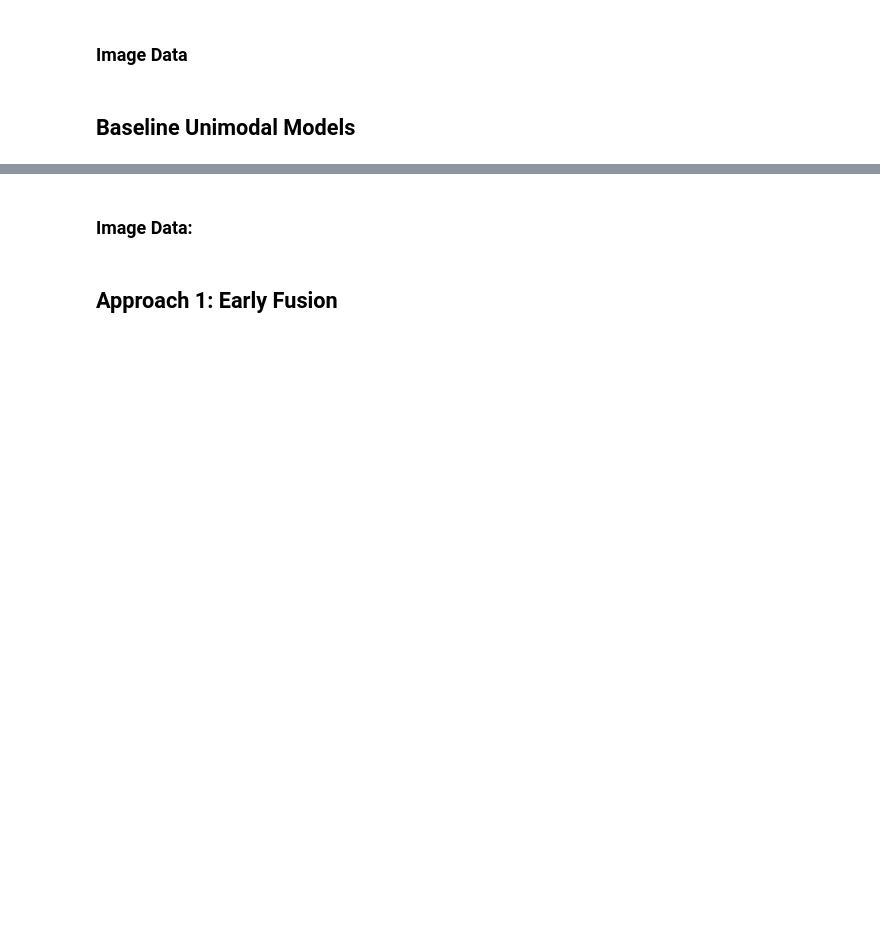
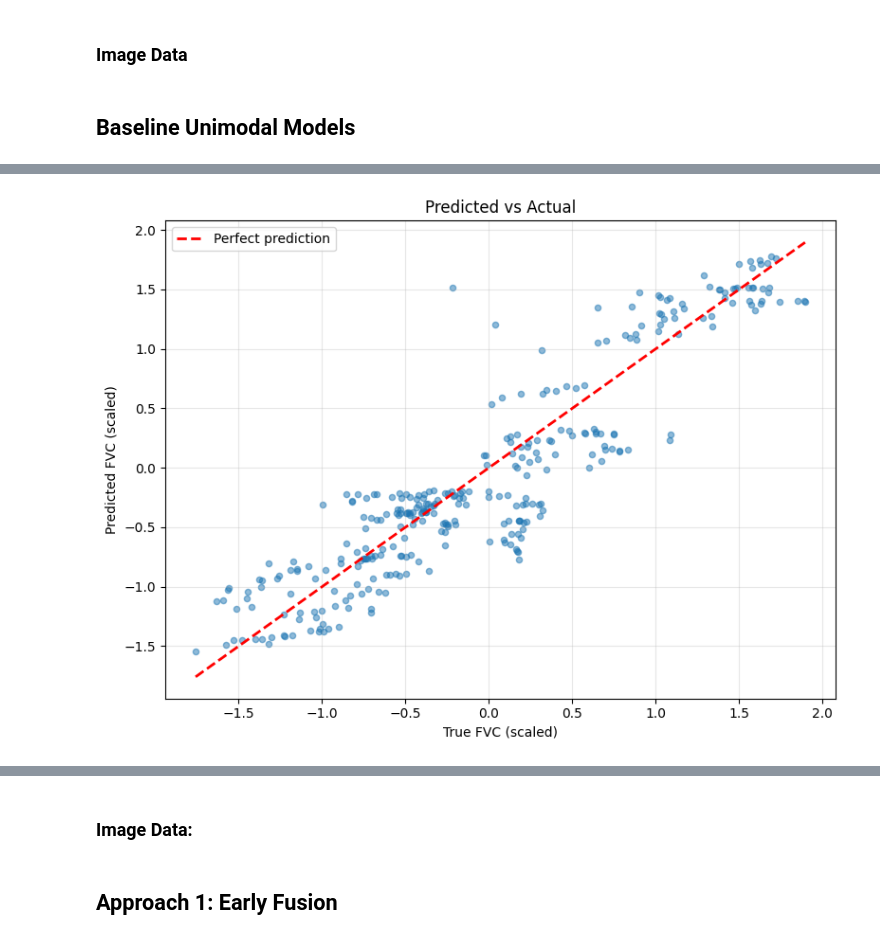
Before and after one commit to unfulw/pulmonary_fibrosis, a Jupyter notebook: main.ipynb, the cells around one changed output, grey strips where cells are left out. Saved outputs shown, nothing was run; the diff lists cells and outputs as text; code cells hidden in the pictures; blank space fills up the shorter version.

```diff
--- a/main.ipynb
+++ b/main.ipynb
@@ -152,8 +153,6 @@ sys.path.insert(0, str(BASE_DIR / "late_fusion"))
 from baseline import X_train, X_val, y_train, y_val, baseline
 
 # Train the model
-baseline.fit(X_train, y_train)
-
 baseline.fit(X_train, y_train)
 
 y_pred = baseline.predict(X_val)
@@ -180,0 +204,68 @@ R²: 0.23963278532028198
+# %%
+from preprocessing.tabular_preprocessing import train_df, val_df
+from gaussian_process import *
+
+likelihood_m2 = GaussianLikelihood()
+M2 = GPM2(X_time_train, X_age_train, X_baseline_train, pid_train, sex_train, smk_train,
+          y_train, likelihood_m2, n_patients, sex_card, smk_card, emb_dim=2)
+M2.train()
+likelihood_m2.train()
+optimizer_m2 = torch.optim.Adam(M2.parameters(), lr=0.05)
+mll_m2 = gpytorch.mlls.ExactMarginalLogLikelihood(likelihood_m2, M2)
+
+for i in range(500):
+    optimizer_m2.zero_grad()
+    weeks, age, baseline_fvc, sex, smk = M2.train_inputs  # Now 5 inputs
+    output = M2(weeks, age, baseline_fvc, sex, smk, use_patient_effects=True)
+    loss = -mll_m2(output, y_train)
+    loss.backward()
+    optimizer_m2.step()
+
+    if (i + 1) % 50 == 0:
+        print(f"Iter {i+1}/500 - Loss: {loss.item():.3f}")
+
+M2.eval()
+likelihood.eval()
+
+X_time_val = torch.tensor(val_df[["Weeks_scaled"]].values, dtype=torch.float32)
+X_age_val = torch.tensor(val_df[["Age"]].values, dtype=torch.float32)
+X_baseline_val = torch.tensor(val_df[["Baseline_FVC"]].values, dtype=torch.float32)
+sex_val = torch.tensor(val_df["Sex"].map(sex_map).values, dtype=torch.long).unsqueeze(-1)
+smk_val = torch.tensor(val_df["SmokingStatus"].map(smk_map).values, dtype=torch.long).unsqueeze(-1)
+
+
+with torch.no_grad(), gpytorch.settings.fast_pred_var():
+    pred = likelihood(M2(X_time_val, X_age_val, X_baseline_val, sex_val, smk_val,
+                         use_patient_effects=False))
+    y_pred = pred.mean.numpy()
+    y_std = pred.variance.sqrt().numpy()
+
+y_true = val_df["FVC_scaled"].values
+residuals = y_true - y_pred
+
+mae = np.mean(np.abs(residuals))
+rmse = np.sqrt(np.mean(residuals**2))
+print(f"MAE: {mae:.4f}")
+print(f"RMSE: {rmse:.4f}")
+print(f"\nResidual Statistics:")
+print(f"Mean: {residuals.mean():.4f}")
+print(f"Std: {residuals.std():.4f}")
+print(f"Min: {residuals.min():.4f}")
+print(f"Max: {residuals.max():.4f}")
+
+print(f"R squared: {r2_score(y_true, y_pred)}")
+
+plt.figure(figsize=(8, 6))
+plt.scatter(y_true, y_pred, alpha=0.5, s=20)
+plt.plot([y_true.min(), y_true.max()],
+         [y_true.min(), y_true.max()],
+         'r--', lw=2, label='Perfect prediction')
+plt.xlabel('True FVC (scaled)')
+plt.ylabel('Predicted FVC (scaled)')
+plt.title('Predicted vs Actual')
+plt.legend()
+plt.grid(True, alpha=0.3)
+
+plt.tight_layout()
+plt.show()
+# %% [output]
@@ -180,0 +291 @@ R²: 0.23963278532028198
+[figure, added]
```
Also changed, not shown: parts of 9 cells of this notebook, 7 other files.
